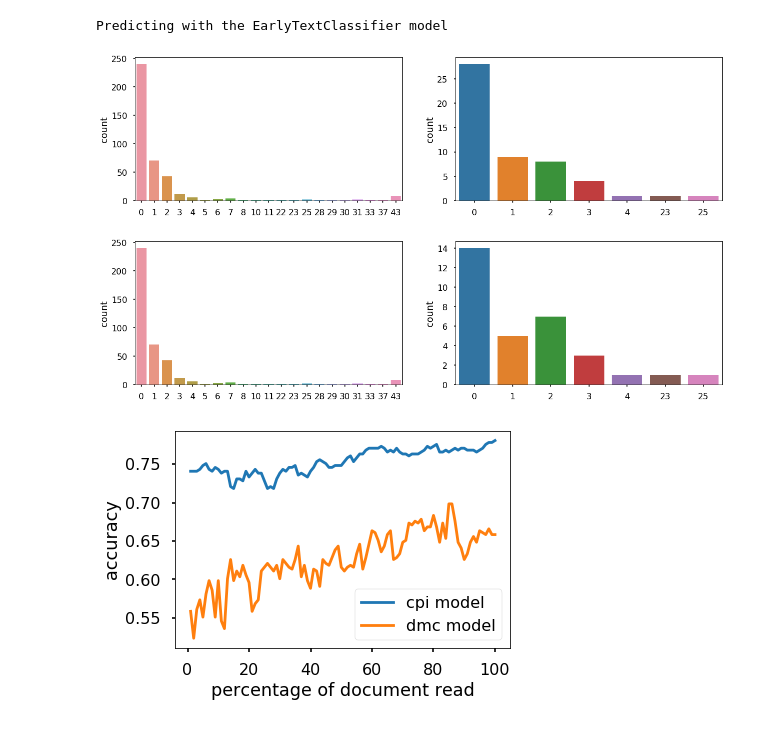
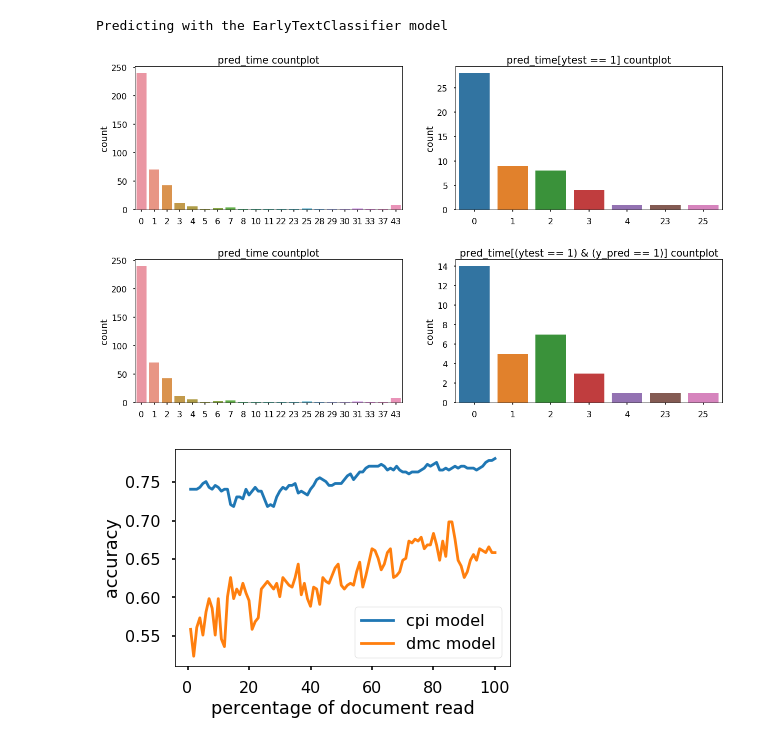
Before and after one commit to jmloyola/early-classification, a Jupyter notebook: notebooks/erisk.ipynb, the cells around one changed output. Drawn from its saved outputs; the diff is of its cells as text; code cells hidden in the pictures.

```diff
--- a/notebooks/erisk.ipynb
+++ b/notebooks/erisk.ipynb
@@ -80,9 +80,11 @@ Predicting with the EarlyTextClassifier model
 # %%
 fig, (ax1, ax2) = plt.subplots(nrows=1, ncols=2, figsize=(20,5))
 sns.countplot(pred_time, ax=ax1);
+ax1.set_title('pred_time countplot')
 sns.countplot(pred_time[ytest == 1], ax=ax2);
+ax2.set_title('pred_time[ytest == 1] countplot');
 # %% [output]
-[figure, old version]
+[figure, new version]
 # %%
 y_pred = []
 num_docs = len(ytest)
@@ -93,9 +95,11 @@ y_pred = np.array(y_pred)
 
 fig, (ax1, ax2) = plt.subplots(nrows=1, ncols=2, figsize=(20,5))
 sns.countplot(pred_time, ax=ax1);
+ax1.set_title('pred_time countplot')
 sns.countplot(pred_time[(ytest == 1) & (y_pred == 1)], ax=ax2);
+ax2.set_title('pred_time[(ytest == 1) & (y_pred == 1)] countplot');
 # %% [output]
-[figure, old version]
+[figure, new version]
 # %%
 num_steps = len(cpi_perc)
 x = cpi_perc
```
Also changed, not shown: parts of 1 cell of this notebook.
